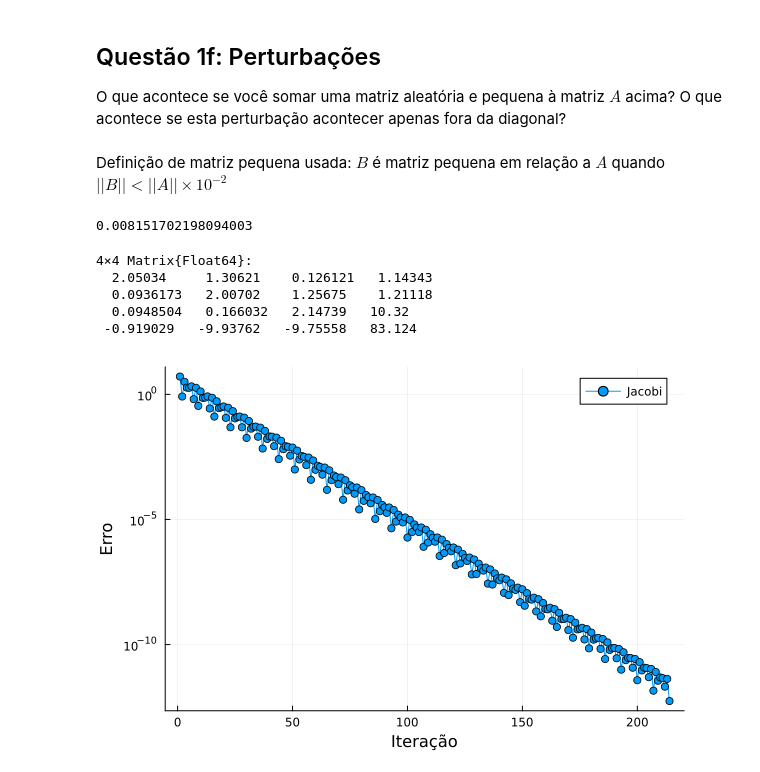
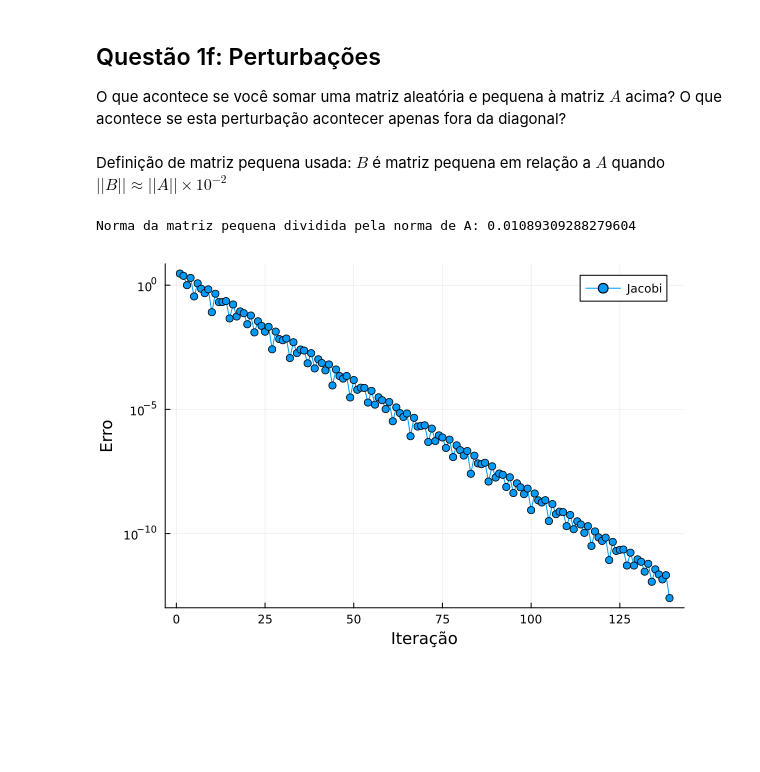
Before and after one commit to FGVTrabalhos/Jacobi, a Jupyter notebook: Projeto2.ipynb, the cells around one changed output. Cells and saved outputs as stored; diff of their text form; code cells hidden in the pictures; blank space fills up the shorter version.

```diff
--- a/Projeto2.ipynb
+++ b/Projeto2.ipynb
@@ -377,23 +341,19 @@ test_matrix_separado(A, rand(4), GaussSiedel, "Gauss Siedel")
 O que acontece se você somar uma matriz aleatória e pequena à matriz $A$ acima?  O que acontece se esta perturbação acontecer apenas fora da diagonal?
 # %% [markdown]
 Definição de matriz pequena usada:
-$B$ é matriz pequena em relação a $A$ quando $||B|| < ||A|| \times 10^{-2}$
+$B$ é matriz pequena em relação a $A$ quando $||B|| \approx ||A|| \times 10^{-2}$
 # %%
 pequena = rand(4,4) * 4 * 10 ^(-1)
-println(norm(pequena) / Norm_A)
+println("Norma da matriz pequena dividida pela norma de A: $(norm(pequena) / Norm_A)")
+
 nA = A + pequena
+nothing
 # %% [output]
-0.008151702198094003
+Norma da matriz pequena dividida pela norma de A: 0.01089309288279604
-4×4 Matrix{Float64}:
-  2.05034     1.30621    0.126121   1.14343
-  0.0936173   2.00702    1.25675    1.21118
-  0.0948504   0.166032   2.14739   10.32
- -0.919029   -9.93762   -9.75558   83.124
 # %%
-
-test_matrix_separado(A, rand(4), Jacobi, "Jacobi")
+test_matrix_separado(nA, rand(4), Jacobi, "Jacobi")
 # %% [output]
-[figure, old version]
+[figure, new version]
 # %%
 test_matrix_separado(nA, rand(4), GaussSiedel, "Gauss Siedel")
 # %% [output]
```
Also changed, not shown: parts of 19 cells of this notebook.
